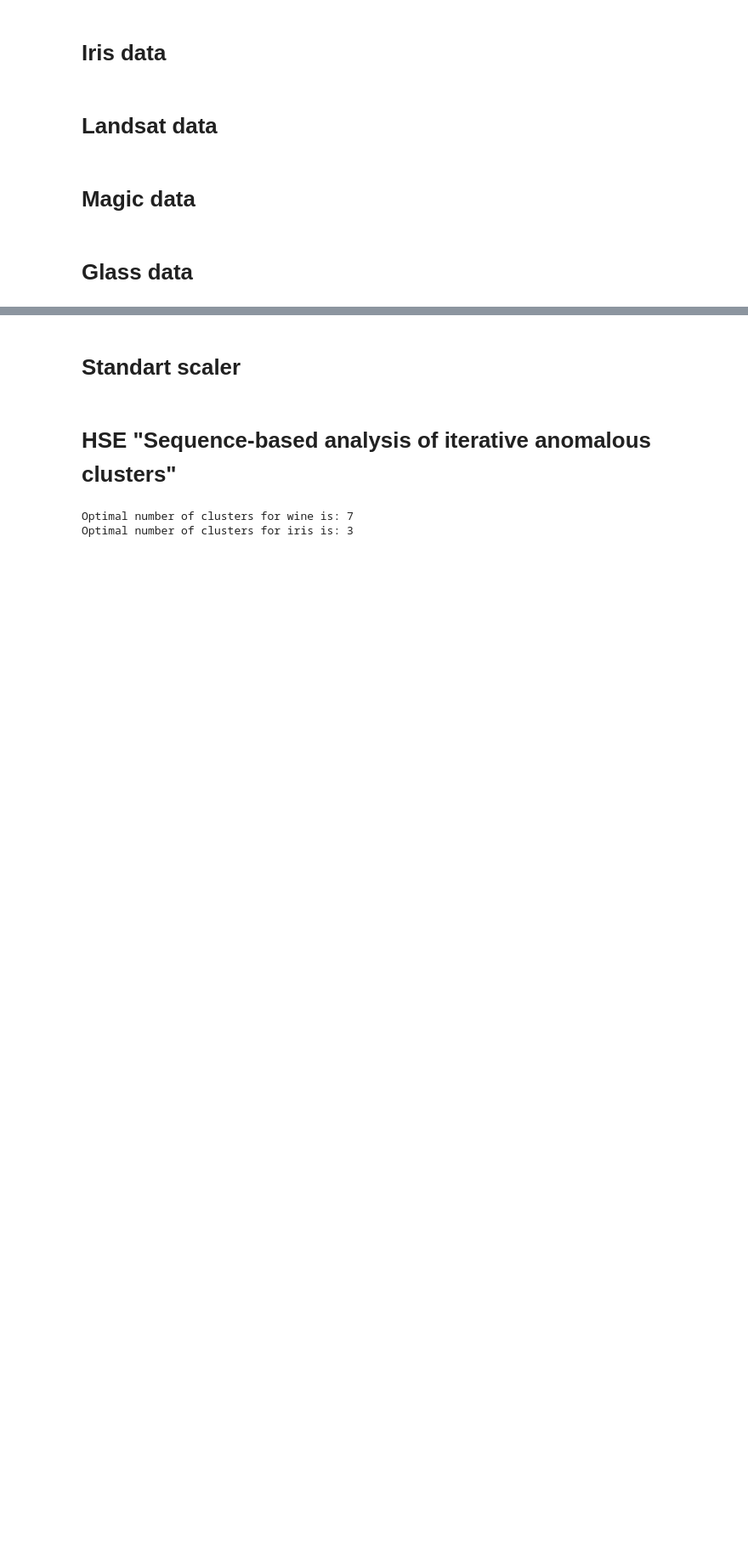
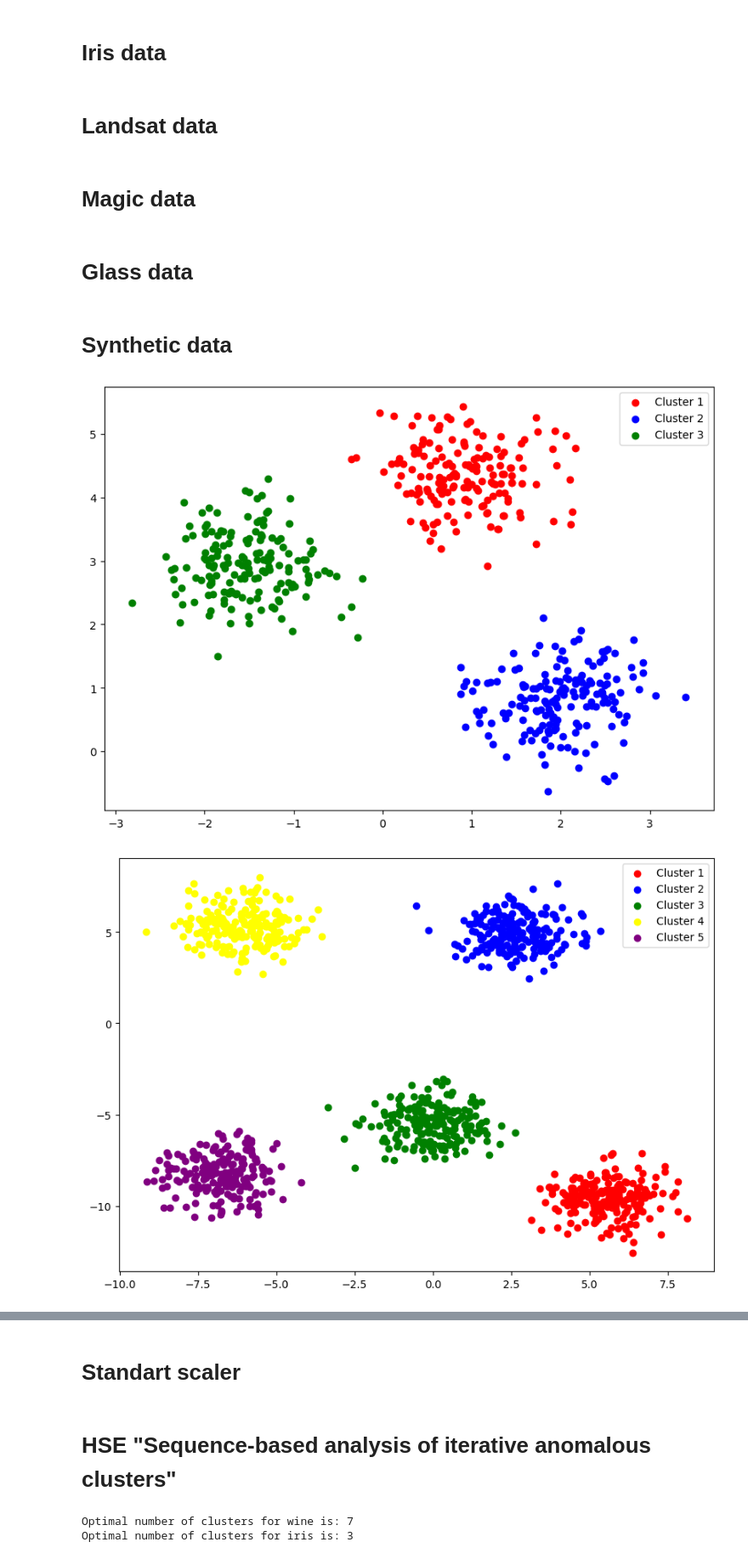
Before and after one commit to FIvER4IK/novel_methods_finding_k, a Jupyter notebook: Project.ipynb, the cells around one changed output, grey strips where cells are left out. Shown at 85% size. Cells and saved outputs as stored; diff of their text form; code cells hidden in the pictures; blank space fills up the shorter version.

```diff
--- a/Project.ipynb
+++ b/Project.ipynb
@@ -77,3 +90,29 @@ headers_glass = ['id', 'RI', 'Na', 'Mg', 'Al', 'Si', 'K', 'Ca', 'Ba', 'Fe', 'cla
 df_glass.columns = headers_glass
 # %%
 selected_columns_glass = ['RI', 'Na', 'Mg', 'Al', 'Si', 'K', 'Ca', 'Ba', 'Fe']
+# %% [markdown]
+# Synthetic data
+# %%
+# Define a function to generate and plot data
+def generate_and_plot_data(n_samples, centers, n_features, cluster_std, random_state):
+    X, y_true = make_blobs(n_samples=n_samples, centers=centers, n_features=n_features, cluster_std=cluster_std, random_state=random_state)
+    labels = y_true
+
+    color_map = {0: 'red', 1: 'blue', 2: 'green', 3: 'yellow', 4: 'purple', 5: 'cyan', 6: 'magenta', 7: 'orange'}
+
+    plt.figure(figsize=(10, 7))
+
+    for i in range(len(np.unique(labels))):
+        plt.scatter(X[labels == i, 0], X[labels == i, 1], color=color_map[i], label=f"Cluster {i+1}")
+
+    plt.legend()
+    plt.show()
+    return X
+
+# Now generate 5 different datasets
+synth1 = generate_and_plot_data(n_samples=500, centers=3, n_features=2, cluster_std=0.5, random_state=0)
+synth2 = generate_and_plot_data(n_samples=1000, centers=5, n_features=2, cluster_std=1.0, random_state=10)
+synth3 = generate_and_plot_data(n_samples=750, centers=4, n_features=2, cluster_std=1.5, random_state=20)
+# %% [output]
+[figure, added]
+[figure, added]
```
Also changed, not shown: parts of 46 cells of this notebook.
